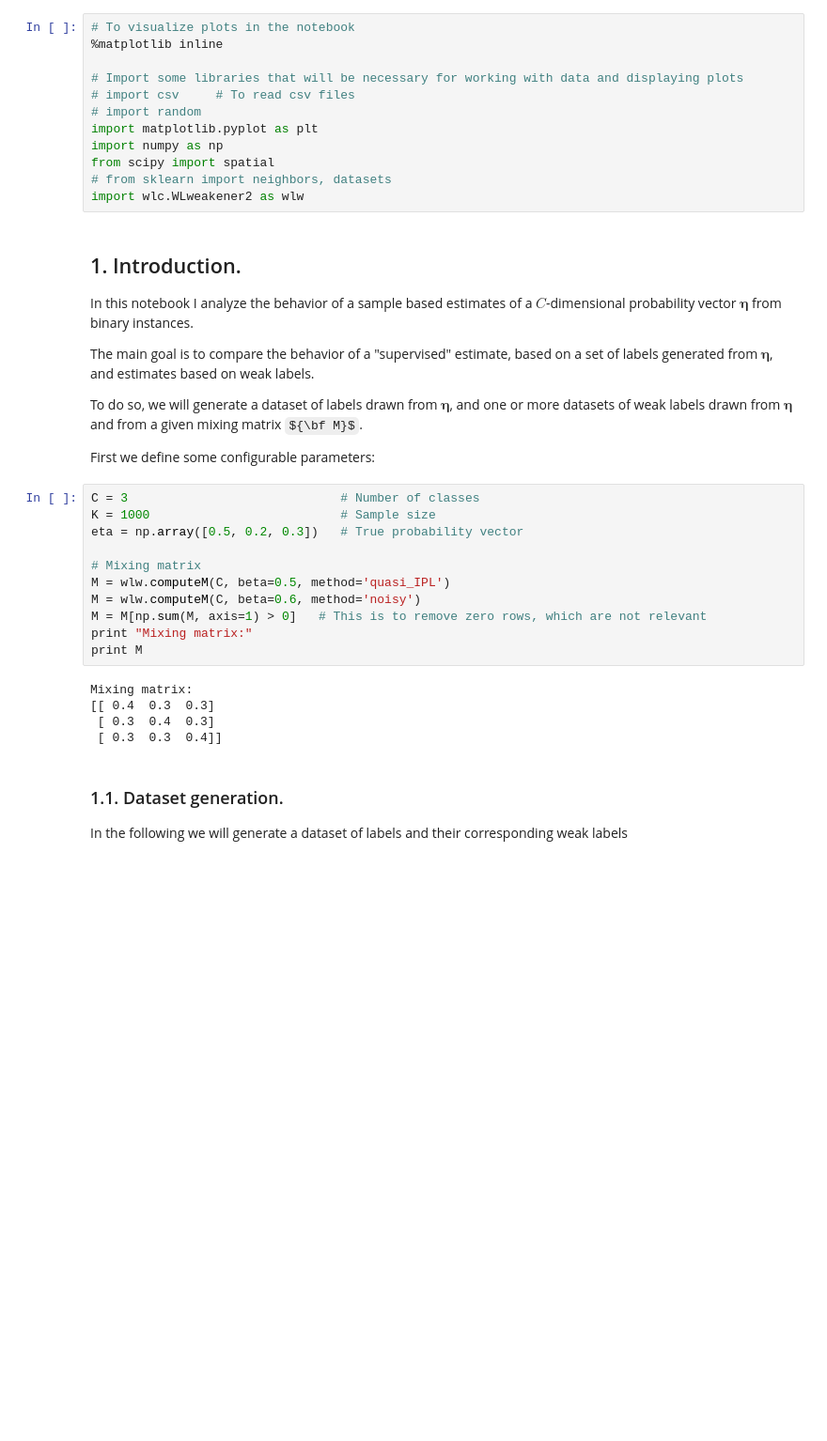
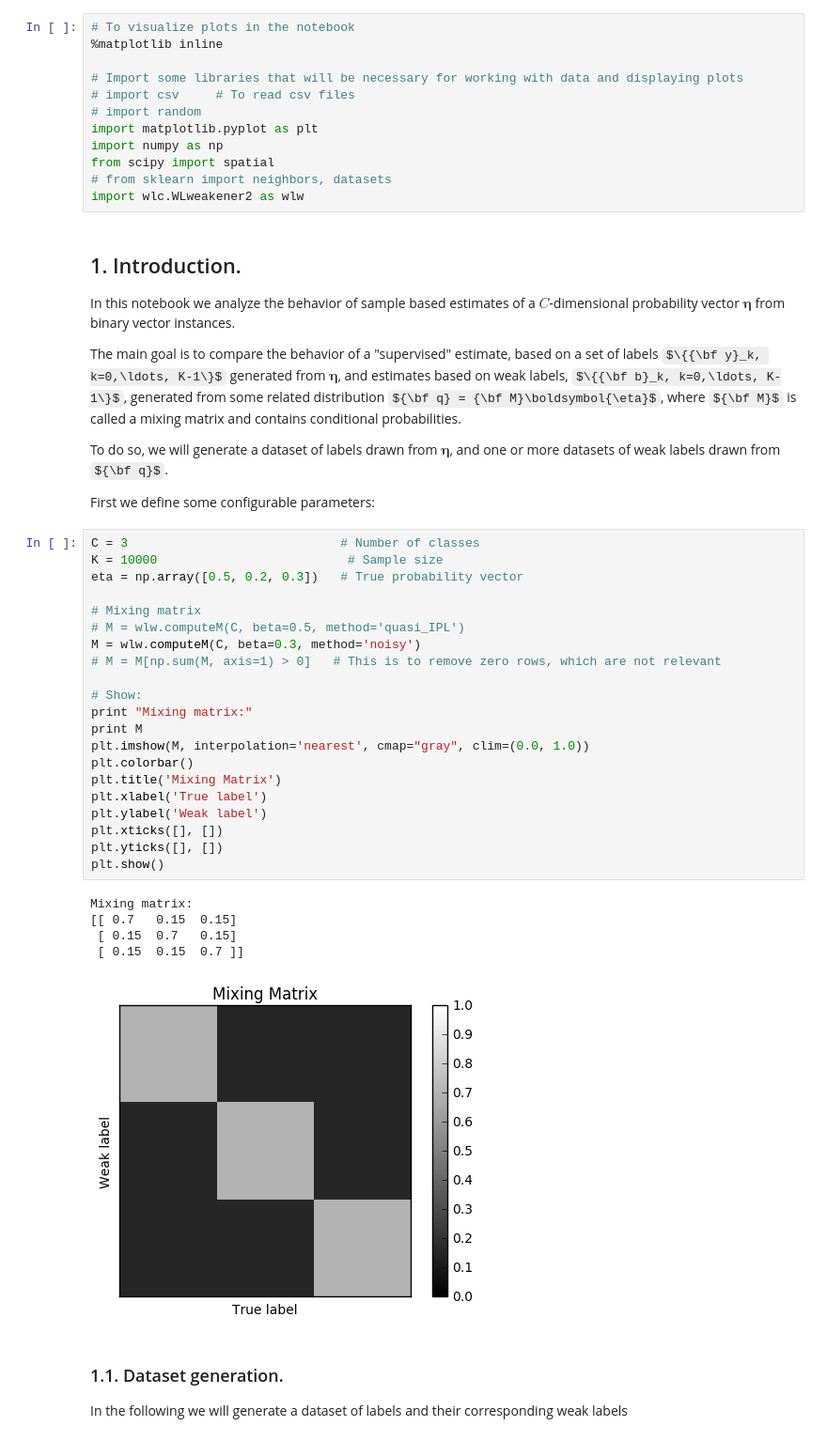
Before and after one commit to Orieus/WeakLabelModel, a Jupyter notebook: learnFromWL.ipynb, the cells around one changed output. Shown at 94% size. Saved outputs shown, nothing was run; the diff lists cells and outputs as text; some formulas as TeX source; blank space fills up the shorter version.

Commit message:
Updated  notebook

```diff
--- a/learnFromWL.ipynb
+++ b/learnFromWL.ipynb
@@ -23,29 +23,40 @@ import wlc.WLweakener2 as wlw
 
 ## 1. Introduction.
 
-In this notebook I analyze the behavior of a sample based estimates of a $C$-dimensional probability vector $\boldsymbol{\eta}$ from  binary instances.
+In this notebook we analyze the behavior of sample based estimates of a $C$-dimensional probability vector $\boldsymbol{\eta}$ from binary vector instances.
 
-The main goal is to compare the behavior of a "supervised" estimate, based on a set of labels generated from $\boldsymbol{\eta}$, and estimates based on weak labels.
+The main goal is to compare the behavior of a "supervised" estimate, based on a set of labels $\{{\bf y}_k, k=0,\ldots, K-1\}$ generated from $\boldsymbol{\eta}$, and estimates based on weak labels, $\{{\bf b}_k, k=0,\ldots, K-1\}$, generated from some related distribution ${\bf q} = {\bf M}\boldsymbol{\eta}$, where ${\bf M}$ is called a mixing matrix and contains conditional probabilities.
 
-To do so, we will generate a dataset of labels drawn from $\boldsymbol{\eta}$, and one or more datasets of weak labels drawn from $\boldsymbol{\eta}$ and from a given mixing matrix ${\bf M}$.
+To do so, we will generate a dataset of labels drawn from $\boldsymbol{\eta}$, and one or more datasets of weak labels drawn from ${\bf q}$.
 
 First we define some configurable parameters:
 # %%
 C = 3                             # Number of classes
-K = 1000                          # Sample size
+K = 10000                          # Sample size
 eta = np.array([0.5, 0.2, 0.3])   # True probability vector
 
 # Mixing matrix
-M = wlw.computeM(C, beta=0.5, method='quasi_IPL')
-M = wlw.computeM(C, beta=0.6, method='noisy')
-M = M[np.sum(M, axis=1) > 0]   # This is to remove zero rows, which are not relevant
+# M = wlw.computeM(C, beta=0.5, method='quasi_IPL')
+M = wlw.computeM(C, beta=0.3, method='noisy')
+# M = M[np.sum(M, axis=1) > 0]   # This is to remove zero rows, which are not relevant
+
+# Show:
 print "Mixing matrix:"
 print M
+plt.imshow(M, interpolation='nearest', cmap="gray", clim=(0.0, 1.0))
+plt.colorbar()
+plt.title('Mixing Matrix')
+plt.xlabel('True label')
+plt.ylabel('Weak label')
+plt.xticks([], [])
+plt.yticks([], [])
+plt.show()
 # %% [output]
 Mixing matrix:
-[[ 0.4  0.3  0.3]
- [ 0.3  0.4  0.3]
- [ 0.3  0.3  0.4]]
+[[ 0.7   0.15  0.15]
+ [ 0.15  0.7   0.15]
+ [ 0.15  0.15  0.7 ]]
+[figure, added]
 # %% [markdown]
 ### 1.1. Dataset generation.
 
```
Also changed, not shown: parts of 14 cells of this notebook.
